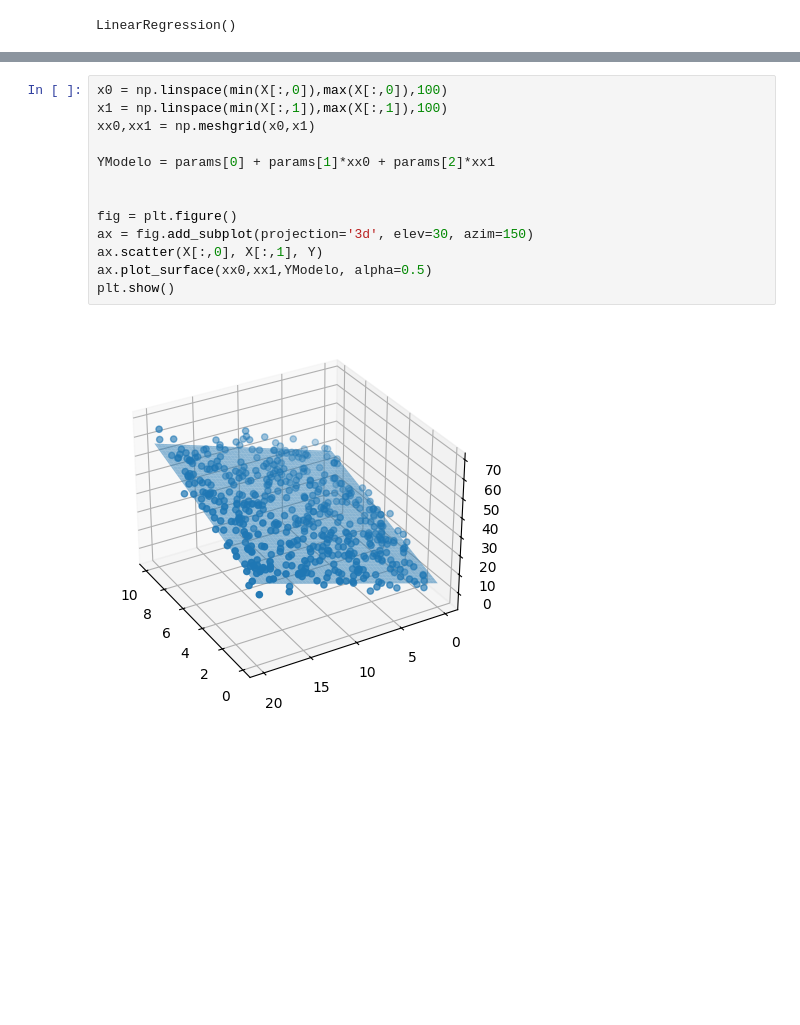
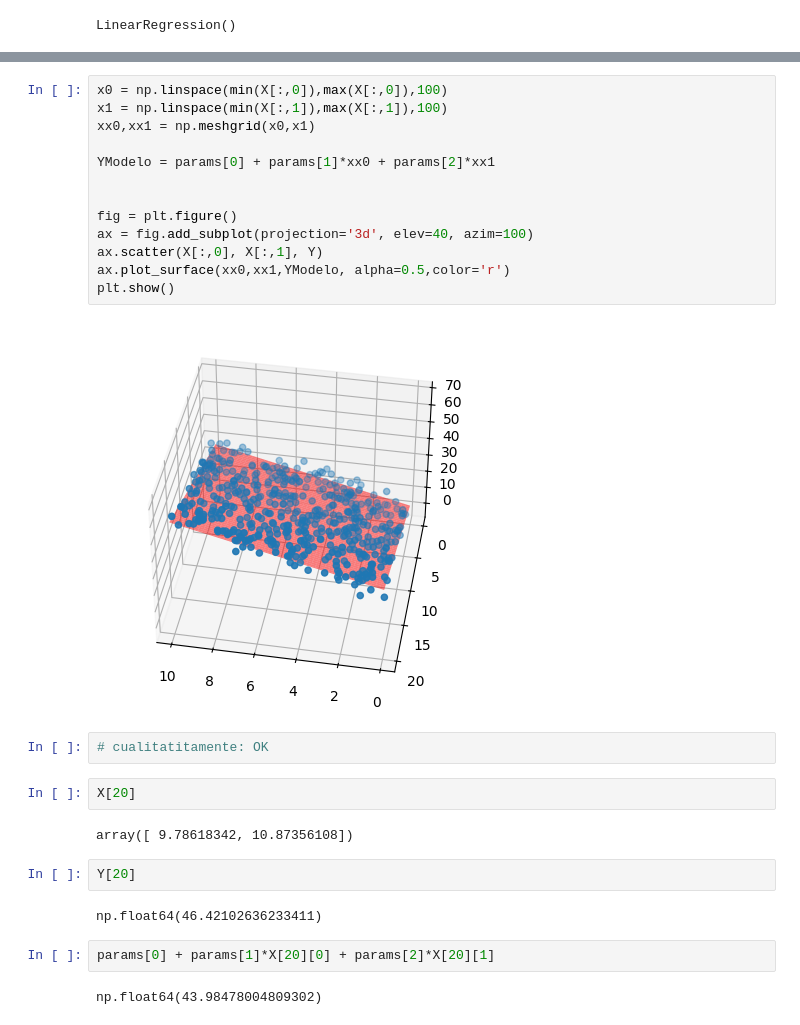
Before and after one commit to asegura4488/EDCO_IntroCienciaDatos, a Jupyter notebook: Semana4/RegresionLinealConceptos.ipynb, the cells around one changed output, grey strips where cells are left out. Drawn from its saved outputs; the diff is of its cells as text; blank space fills up the shorter version.

```diff
--- a/Semana4/RegresionLinealConceptos.ipynb
+++ b/Semana4/RegresionLinealConceptos.ipynb
@@ -77,15 +77,29 @@ array([3.7707606 , 2.47381695, 1.48074166])
 # %%
 x0 = np.linspace(min(X[:,0]),max(X[:,0]),100)
 x1 = np.linspace(min(X[:,1]),max(X[:,1]),100)
 xx0,xx1 = np.meshgrid(x0,x1)
 
 YModelo = params[0] + params[1]*xx0 + params[2]*xx1
 
 
 fig = plt.figure()
-ax = fig.add_subplot(projection='3d', elev=30, azim=150)
+ax = fig.add_subplot(projection='3d', elev=40, azim=100)
 ax.scatter(X[:,0], X[:,1], Y)
-ax.plot_surface(xx0,xx1,YModelo, alpha=0.5)
+ax.plot_surface(xx0,xx1,YModelo, alpha=0.5,color='r')
 plt.show()
 # %% [output]
-[figure, old version]
+[figure, new version]
+# %%
+# cualitatitamente: OK
+# %%
+X[20]
+# %% [output]
+array([ 9.78618342, 10.87356108])
+# %%
+Y[20]
+# %% [output]
+np.float64(46.42102636233411)
+# %%
+params[0] + params[1]*X[20][0] + params[2]*X[20][1]
+# %% [output]
+np.float64(43.98478004809302)
```
Also changed, not shown: parts of 19 cells of this notebook.
